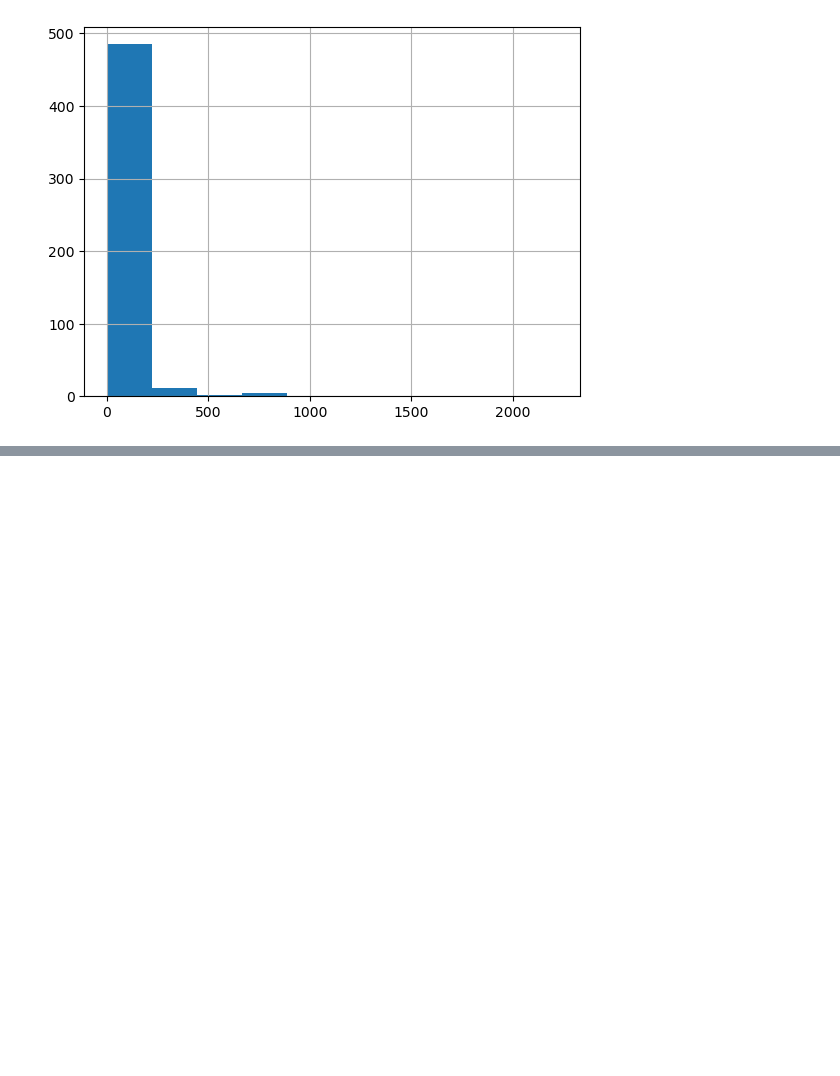
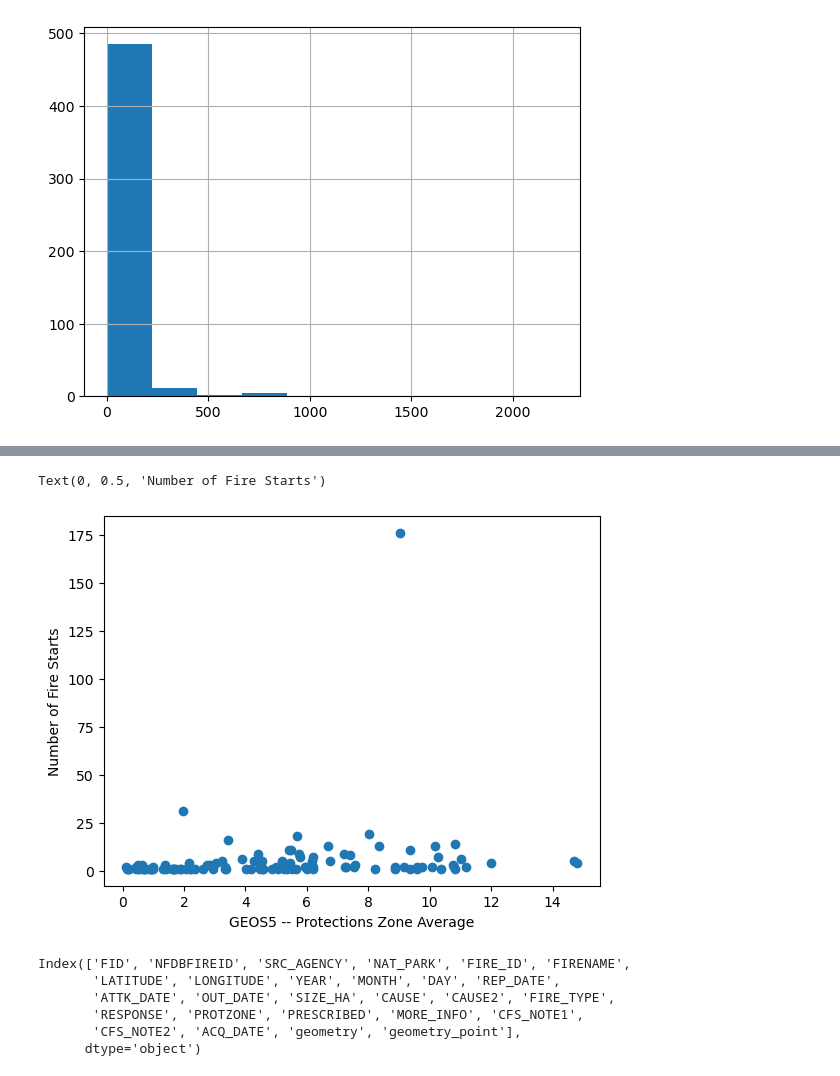
Before and after one commit to mccabete/fwiVis, a Jupyter notebook: notebooks/ciffc_ignitions.ipynb, the cells around one changed output, grey strips where cells are left out. Cells and saved outputs as stored; diff of their text form; code cells hidden in the pictures; blank space fills up the shorter version.

```diff
--- a/notebooks/ciffc_ignitions.ipynb
+++ b/notebooks/ciffc_ignitions.ipynb
@@ -622 +688,28 @@ viz(fire_first[fire_first.fireID == '518'])
+# %%
+
+ciffc_counts_low =ciffc[ciffc.field_latitude < 51.5].groupby("field_situation_report_date_no_tz").field_agency_fire_id.count().reset_index()
+ciffc_counts_low= ciffc_counts_low.rename( columns = {"field_agency_fire_id": "num_fire_starts"})
+
+ciffc_counts_low["percent_large"] = ciffc[ciffc.field_latitude < 51.5].groupby("field_situation_report_date_no_tz").field_fire_size.apply(get_percent_over).reset_index(drop = True)
+
+
+ciffc_counts_low.loc[:, "t"] = ciffc_counts_low["field_situation_report_date_no_tz"].astype("datetime64[ns]")
+
+ciffc_counts_low = ciffc_counts_low.merge(fwis)
+# %%
+plt.scatter(ciffc_counts_low.GEOS_5, ciffc_counts_low.num_fire_starts)
+plt.xlabel("GEOS5 -- Protections Zone Average")
+plt.ylabel("Number of Fire Starts")
+# %% [output]
+Text(0, 0.5, 'Number of Fire Starts')
+[figure, added]
+# %%
+ciffc_off.columns
+# %% [output]
+Index(['FID', 'NFDBFIREID', 'SRC_AGENCY', 'NAT_PARK', 'FIRE_ID', 'FIRENAME',
+       'LATITUDE', 'LONGITUDE', 'YEAR', 'MONTH', 'DAY', 'REP_DATE',
+       'ATTK_DATE', 'OUT_DATE', 'SIZE_HA', 'CAUSE', 'CAUSE2', 'FIRE_TYPE',
+       'RESPONSE', 'PROTZONE', 'PRESCRIBED', 'MORE_INFO', 'CFS_NOTE1',
+       'CFS_NOTE2', 'ACQ_DATE', 'geometry', 'geometry_point'],
+      dtype='object')
 # %%
```
Also changed, not shown: parts of 16 cells of this notebook, 3 other files.
